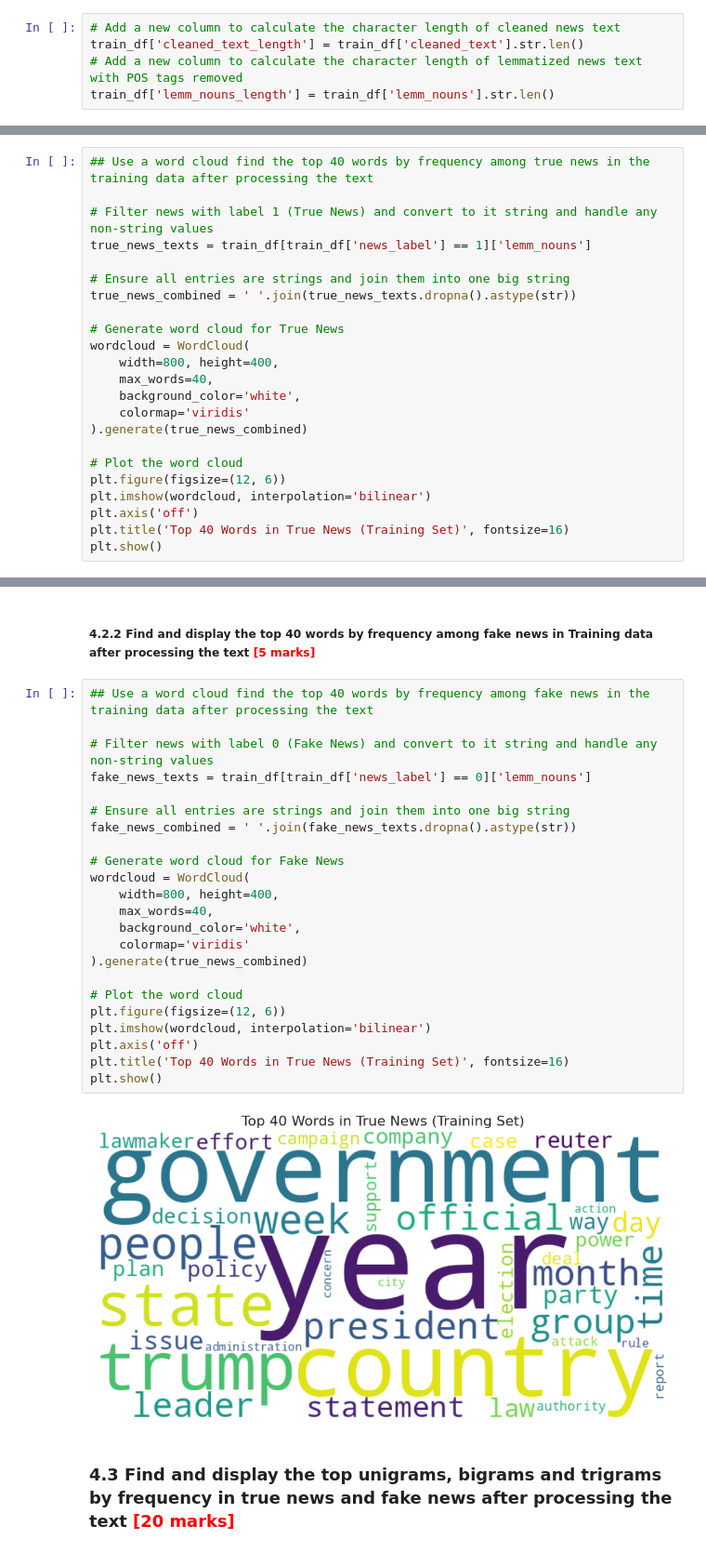
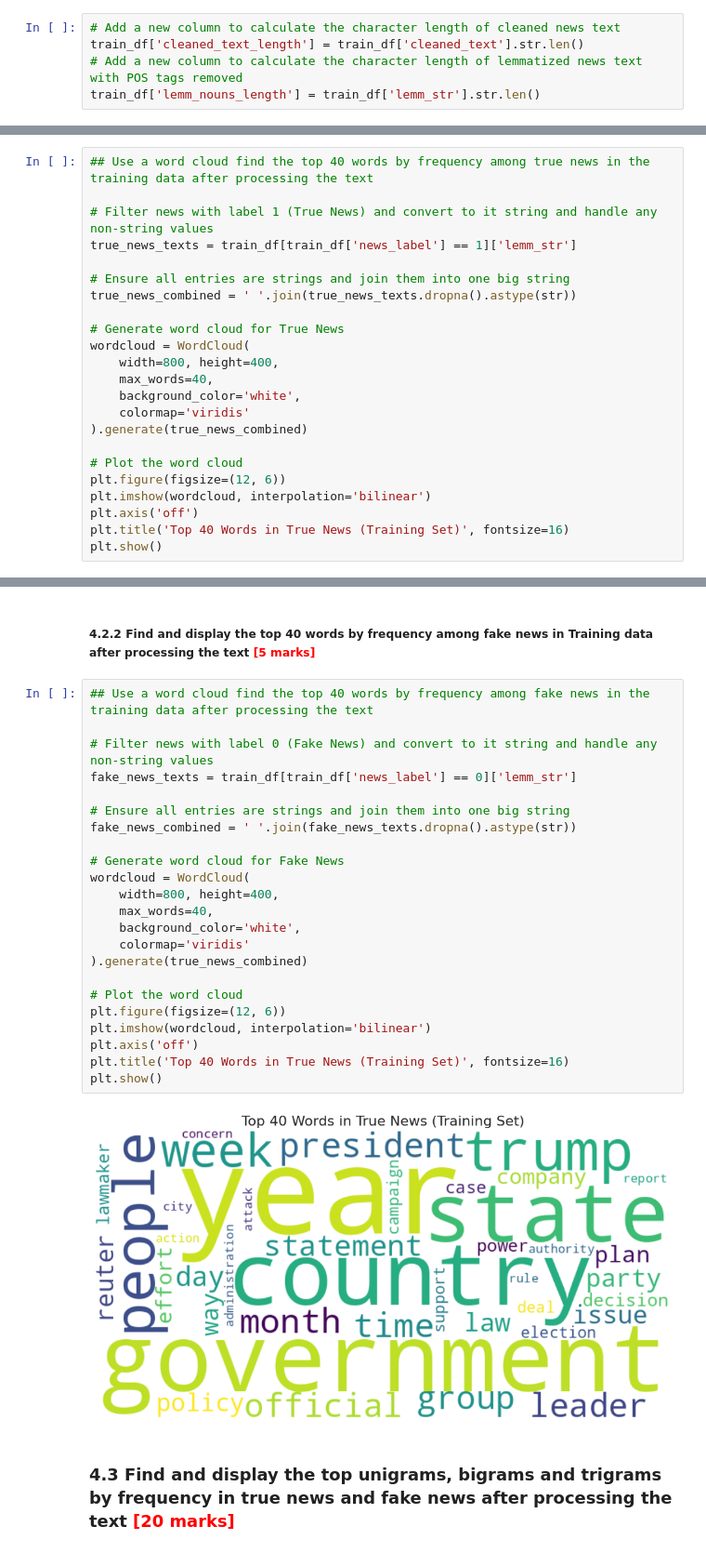
Before and after one commit to AnishRane-cox/Semantic-Fake-News-Detector, a Jupyter notebook: Fake_News_Detection.ipynb, the cells around one changed output, grey strips where cells are left out. Shown at 93% size. Cells and saved outputs as stored; diff of their text form.

```diff
--- a/Fake_News_Detection.ipynb
+++ b/Fake_News_Detection.ipynb
@@ -510,7 +512,7 @@ train_df.head()
 # Add a new column to calculate the character length of cleaned news text
 train_df['cleaned_text_length'] = train_df['cleaned_text'].str.len()
 # Add a new column to calculate the character length of lemmatized news text with POS tags removed
-train_df['lemm_nouns_length'] = train_df['lemm_nouns'].str.len()
+train_df['lemm_nouns_length'] = train_df['lemm_str'].str.len()
 # %% [markdown]
 ##### 4.1.2  Create Histogram to visualise character lengths  <font color = red>[7 marks]</font> <br>
 
@@ -548,7 +550,7 @@ plt.show()
 ## Use a word cloud find the top 40 words by frequency among true news in the training data after processing the text
 
 # Filter news with label 1 (True News) and convert to it string and handle any non-string values
-true_news_texts = train_df[train_df['news_label'] == 1]['lemm_nouns']
+true_news_texts = train_df[train_df['news_label'] == 1]['lemm_str']
 
 # Ensure all entries are strings and join them into one big string
 true_news_combined = ' '.join(true_news_texts.dropna().astype(str))
@@ -574,28 +576,28 @@ plt.show()
 # %%
 ## Use a word cloud find the top 40 words by frequency among fake news in the training data after processing the text
 
 # Filter news with label 0 (Fake News) and convert to it string and handle any non-string values
-fake_news_texts = train_df[train_df['news_label'] == 0]['lemm_nouns']
+fake_news_texts = train_df[train_df['news_label'] == 0]['lemm_str']
 
 # Ensure all entries are strings and join them into one big string
 fake_news_combined = ' '.join(fake_news_texts.dropna().astype(str))
 
 # Generate word cloud for Fake News
 wordcloud = WordCloud(
     width=800, height=400,
     max_words=40,
     background_color='white',
     colormap='viridis'
 ).generate(true_news_combined)
 
 # Plot the word cloud
 plt.figure(figsize=(12, 6))
 plt.imshow(wordcloud, interpolation='bilinear')
 plt.axis('off')
 plt.title('Top 40 Words in True News (Training Set)', fontsize=16)
 plt.show()
 # %% [output]
-[figure, old version]
+[figure, new version]
 # %% [markdown]
 ### **4.3** Find and display the top unigrams, bigrams and trigrams by frequency in true news and fake news after processing the text  <font color = red>[20 marks]</font> <br>
 # %% [markdown]
```
Also changed, not shown: parts of 37 cells of this notebook.
